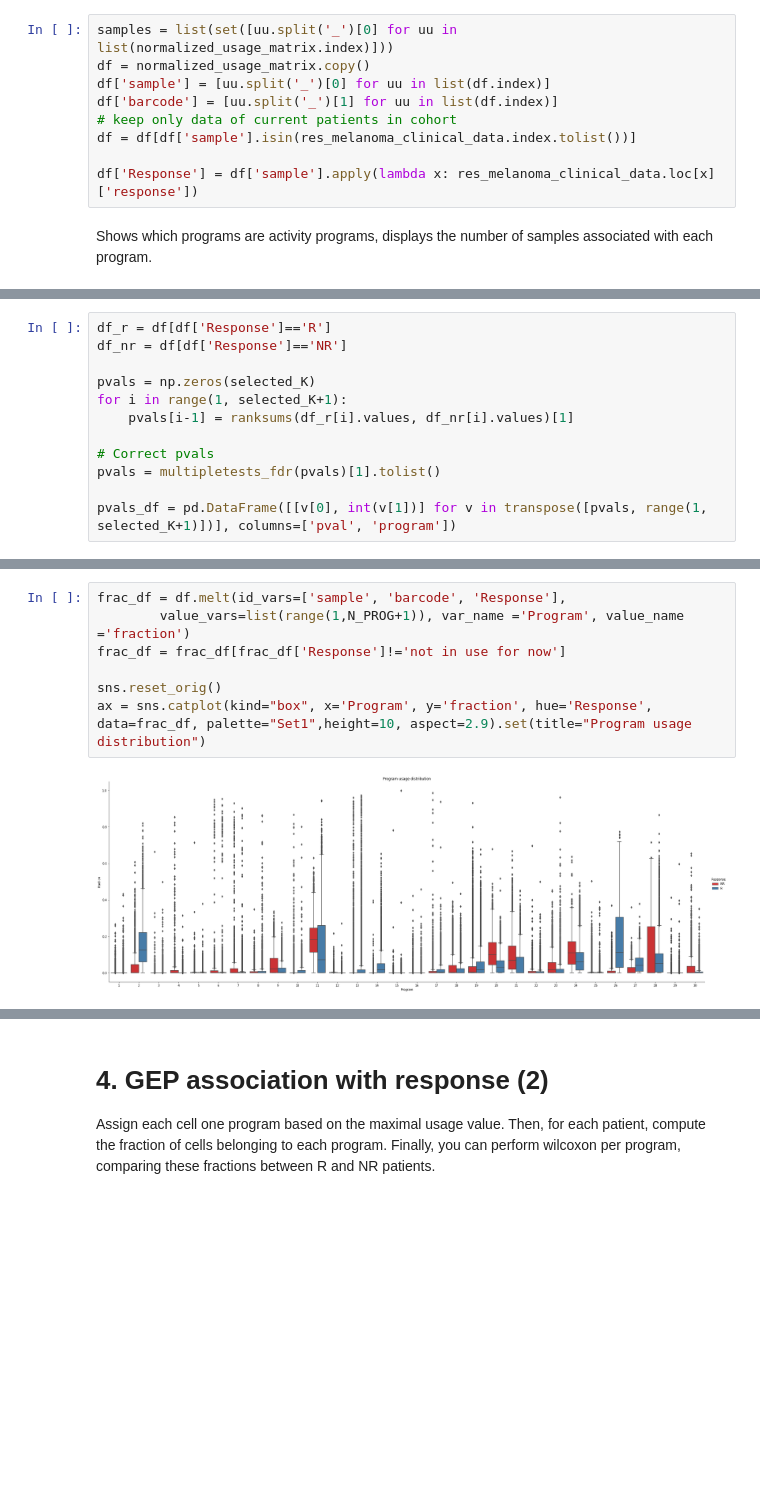
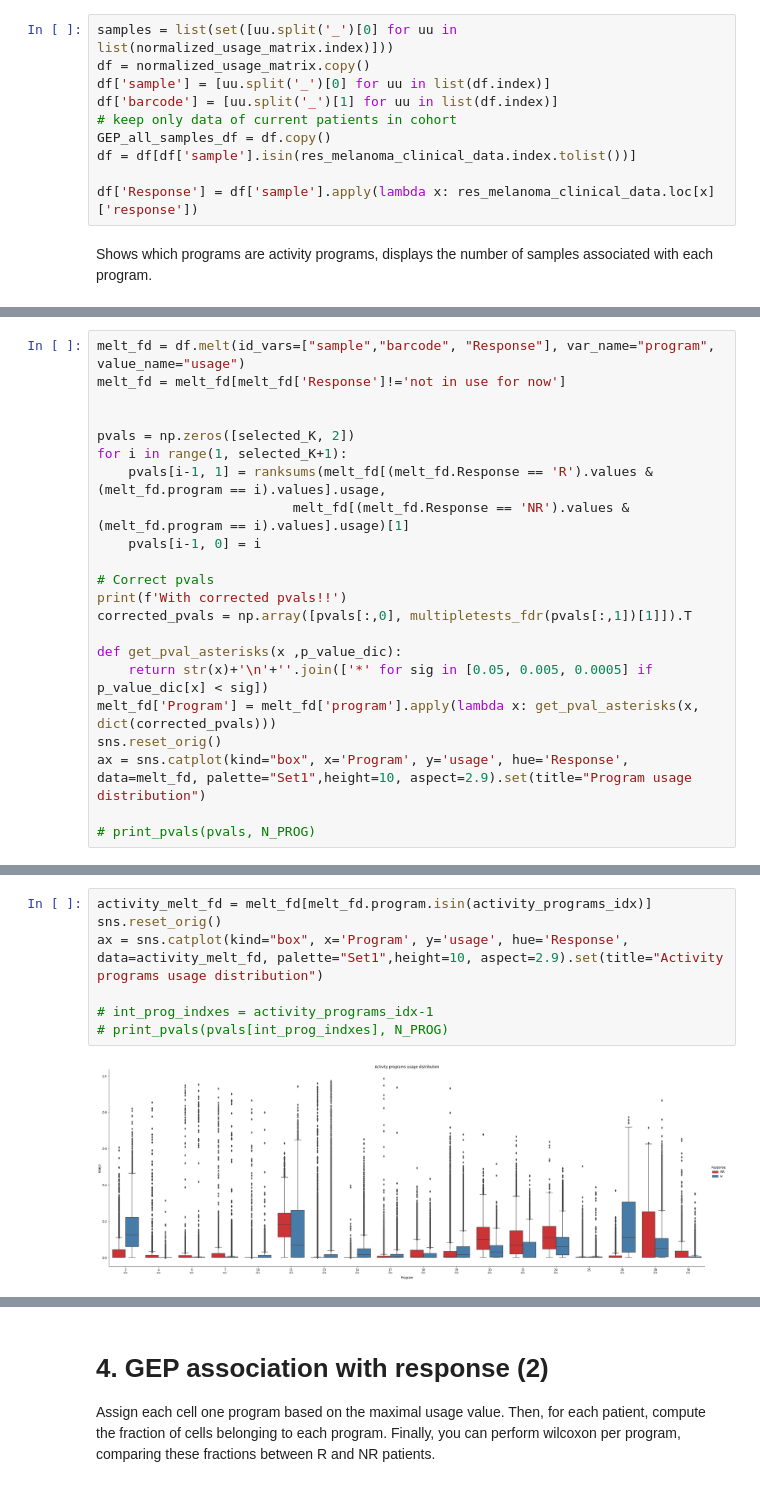
Before and after one commit to ItayShlosberg/classifying-response-to-immunotherapy, a Jupyter notebook: data_analysis/SERVER_NBS/RESPONSE_ANALYSIS/analysis_R_vs_NR.ipynb, the cells around one changed output, grey strips where cells are left out. Drawn from its saved outputs; the diff is of its cells as text; blank space fills up the shorter version.

```diff
--- a/data_analysis/SERVER_NBS/RESPONSE_ANALYSIS/analysis_R_vs_NR.ipynb
+++ b/data_analysis/SERVER_NBS/RESPONSE_ANALYSIS/analysis_R_vs_NR.ipynb
@@ -440,6 +477,7 @@ df = normalized_usage_matrix.copy()
 df['sample'] = [uu.split('_')[0] for uu in list(df.index)]
 df['barcode'] = [uu.split('_')[1] for uu in list(df.index)]
 # keep only data of current patients in cohort
+GEP_all_samples_df = df.copy()
 df = df[df['sample'].isin(res_melanoma_clinical_data.index.tolist())]
 
 df['Response'] = df['sample'].apply(lambda x: res_melanoma_clinical_data.loc[x]['response'])
@@ -474,14 +512,2 @@ Activity programs (more than 2 samples are associated): [ 2 11 28]
 
 Per program, take all usage values of cells coming from R patients vs. NR patients, and perform Wilcoxon ranksum test.
-# %%
-df_r = df[df['Response']=='R']
-df_nr = df[df['Response']=='NR']
-
-pvals = np.zeros(selected_K)
-for i in range(1, selected_K+1):
-    pvals[i-1] = ranksums(df_r[i].values, df_nr[i].values)[1]
-
-# Correct pvals
-pvals = multipletests_fdr(pvals)[1].tolist()
-
-pvals_df = pd.DataFrame([[v[0], int(v[1])] for v in transpose([pvals, range(1, selected_K+1)])], columns=['pval', 'program'])
@@ -545,0 +514,22 @@ for coord in pvals:
+# %%
+melt_fd = df.melt(id_vars=["sample","barcode", "Response"], var_name="program", value_name="usage")
+melt_fd = melt_fd[melt_fd['Response']!='not in use for now']
+
+
+pvals = np.zeros([selected_K, 2])
+for i in range(1, selected_K+1):
+    pvals[i-1, 1] = ranksums(melt_fd[(melt_fd.Response == 'R').values & (melt_fd.program == i).values].usage,
+                         melt_fd[(melt_fd.Response == 'NR').values & (melt_fd.program == i).values].usage)[1]
+    pvals[i-1, 0] = i
+
+# Correct pvals
+print(f'With corrected pvals!!')
+corrected_pvals = np.array([pvals[:,0], multipletests_fdr(pvals[:,1])[1]]).T
+
+def get_pval_asterisks(x ,p_value_dic):
+    return str(x)+'\n'+''.join(['*' for sig in [0.05, 0.005, 0.0005] if p_value_dic[x] < sig])
+melt_fd['Program'] = melt_fd['program'].apply(lambda x: get_pval_asterisks(x, dict(corrected_pvals)))
+sns.reset_orig()
+ax = sns.catplot(kind="box", x='Program', y='usage', hue='Response', data=melt_fd, palette="Set1",height=10, aspect=2.9).set(title="Program usage distribution")
+
+# print_pvals(pvals, N_PROG)
@@ -546,9 +546,9 @@ for coord in pvals:
 # %%
-frac_df = df.melt(id_vars=['sample', 'barcode', 'Response'],
-        value_vars=list(range(1,N_PROG+1)), var_name ='Program', value_name ='fraction')
-frac_df = frac_df[frac_df['Response']!='not in use for now']
+activity_melt_fd = melt_fd[melt_fd.program.isin(activity_programs_idx)]
+sns.reset_orig()
+ax = sns.catplot(kind="box", x='Program', y='usage', hue='Response', data=activity_melt_fd, palette="Set1",height=10, aspect=2.9).set(title="Activity programs usage distribution")
 
-sns.reset_orig()
-ax = sns.catplot(kind="box", x='Program', y='fraction', hue='Response', data=frac_df, palette="Set1",height=10, aspect=2.9).set(title="Program usage distribution")
+# int_prog_indxes = activity_programs_idx-1
+# print_pvals(pvals[int_prog_indxes], N_PROG)
 # %% [output]
-[figure, old version]
+[figure, new version]
```
Also changed, not shown: parts of 47 cells of this notebook, 15 other files.
